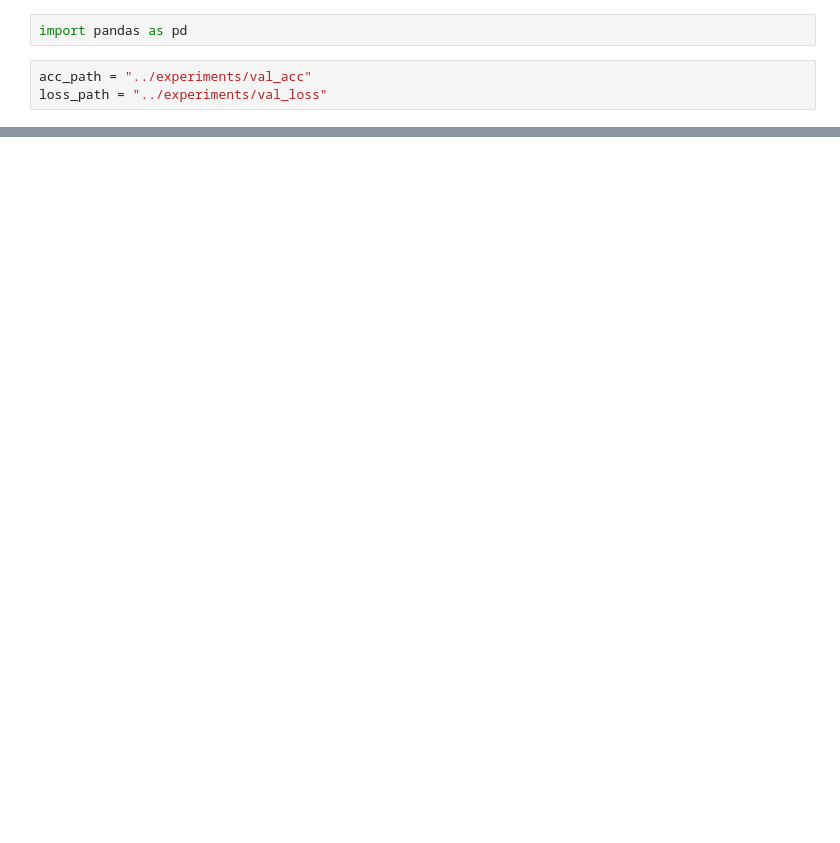
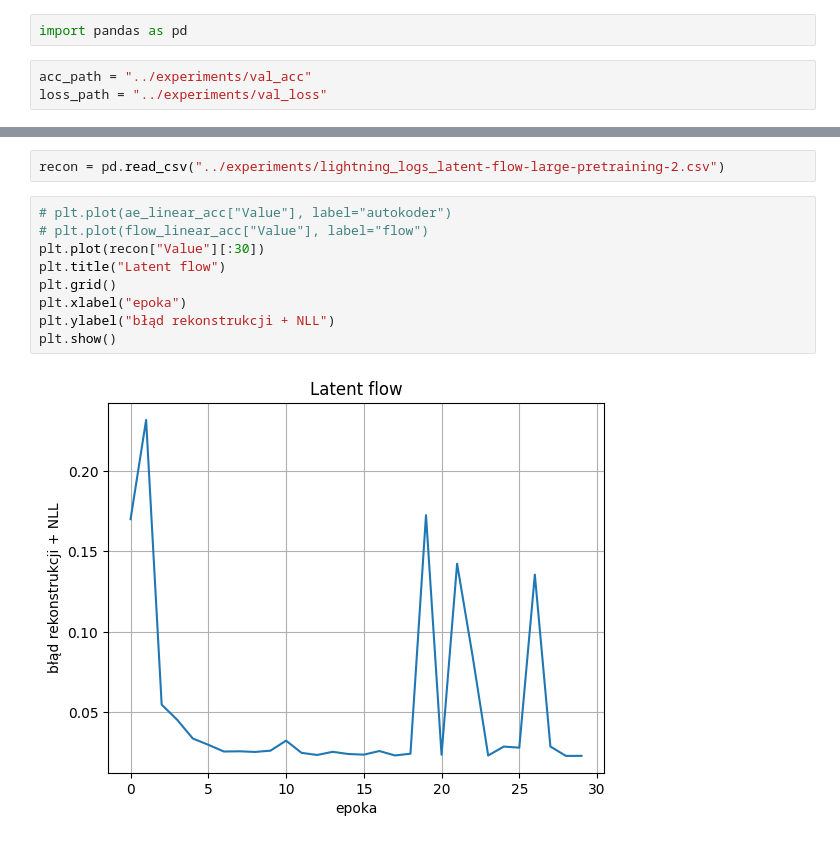
Before and after one commit to LukiLenkiewicz/representation-learning-methods, a Jupyter notebook: notebooks/eda.ipynb, the cells around one changed output, grey strips where cells are left out. Saved outputs shown, nothing was run; the diff lists cells and outputs as text; blank space fills up the shorter version.

```diff
--- a/notebooks/eda.ipynb
+++ b/notebooks/eda.ipynb
@@ -126,0 +126,13 @@ plt.show()
+# %%
+recon = pd.read_csv("../experiments/lightning_logs_latent-flow-large-pretraining-2.csv")
+# %%
+# plt.plot(ae_linear_acc["Value"], label="autokoder")
+# plt.plot(flow_linear_acc["Value"], label="flow")
+plt.plot(recon["Value"][:30])
+plt.title("Latent flow")
+plt.grid()
+plt.xlabel("epoka")
+plt.ylabel("błąd rekonstrukcji + NLL")
+plt.show()
+# %% [output]
+[figure, added]
```
Also changed, not shown: parts of 7 cells of this notebook, 12 other files.
